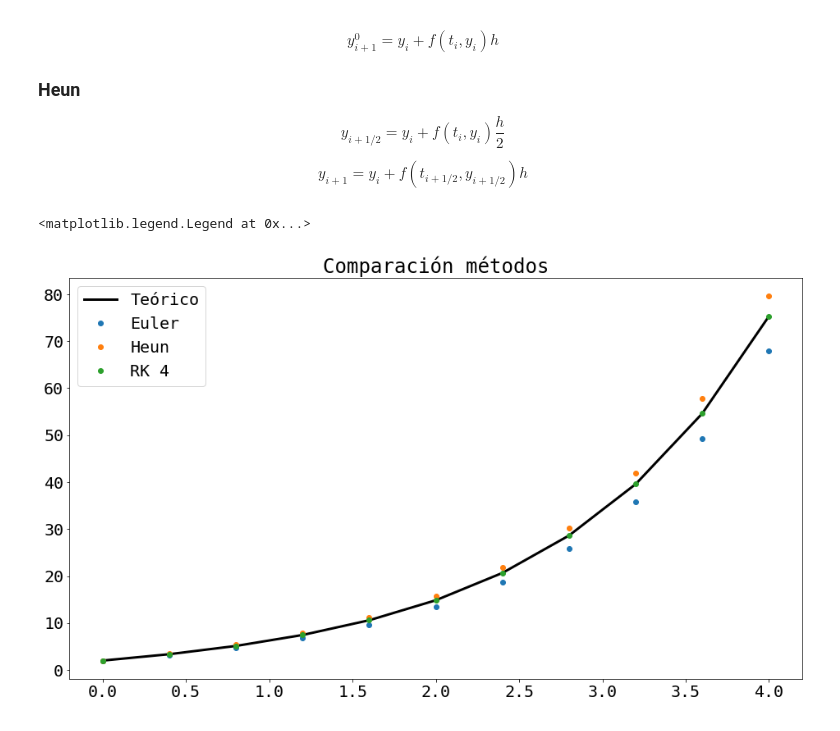
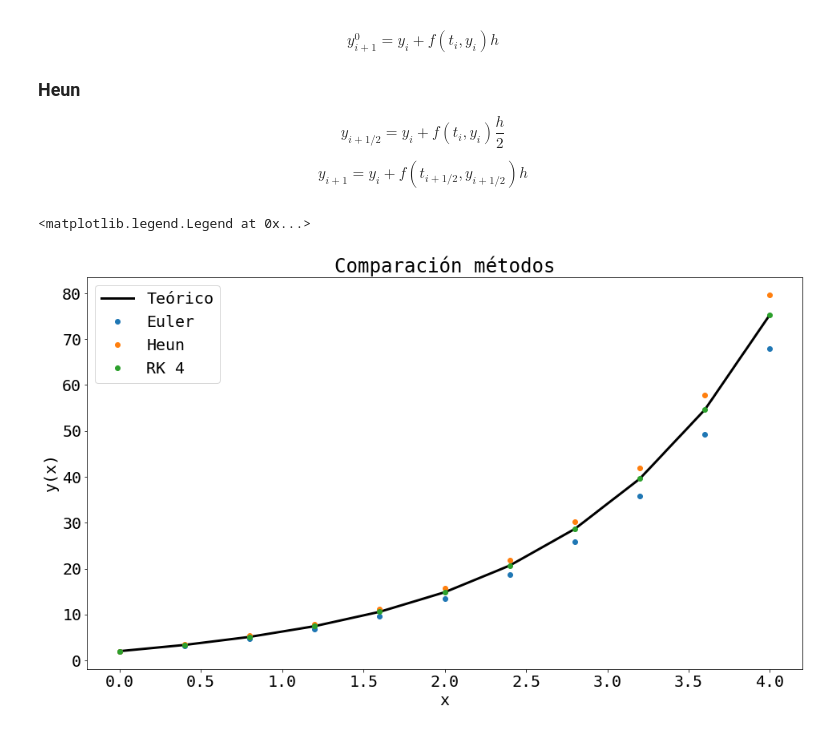
Before and after one commit to abonellitoro/2022_Ingenieria, a Jupyter notebook: Consultas/Augusto/guia0/Guía_0.ipynb, the cells around one changed output. Cells and saved outputs as stored; diff of their text form; code cells hidden in the pictures.

```diff
--- a/Consultas/Augusto/guia0/Guía_0.ipynb
+++ b/Consultas/Augusto/guia0/Guía_0.ipynb
@@ -229,18 +223,20 @@ def error(y_teorico, y_numerico):
 # %%
 N = 10
 xe, ye = dfsolve(N, method = paso_euler)
 xh, yh = dfsolve(N, method = paso_heun)
 xrk, yrk = dfsolve(N, method = RK)
 
 
 y_teorico = F_teorico(xrk)
 
 plt.plot(xrk, y_teorico, 'k', lw=3, label='Teórico')
 plt.plot(xe, ye, 'o', label= 'Euler')
 plt.plot(xh, yh, 'o', label= 'Heun')
 plt.plot(xrk, yrk, 'o', label='RK 4')
+plt.ylabel('y(x)')
+plt.xlabel('x')
 plt.title('Comparación métodos')
 plt.legend()
 # %% [output]
 <matplotlib.legend.Legend at 0x...>
-[figure, old version]
+[figure, new version]
```
Also changed, not shown: parts of 6 cells of this notebook.
